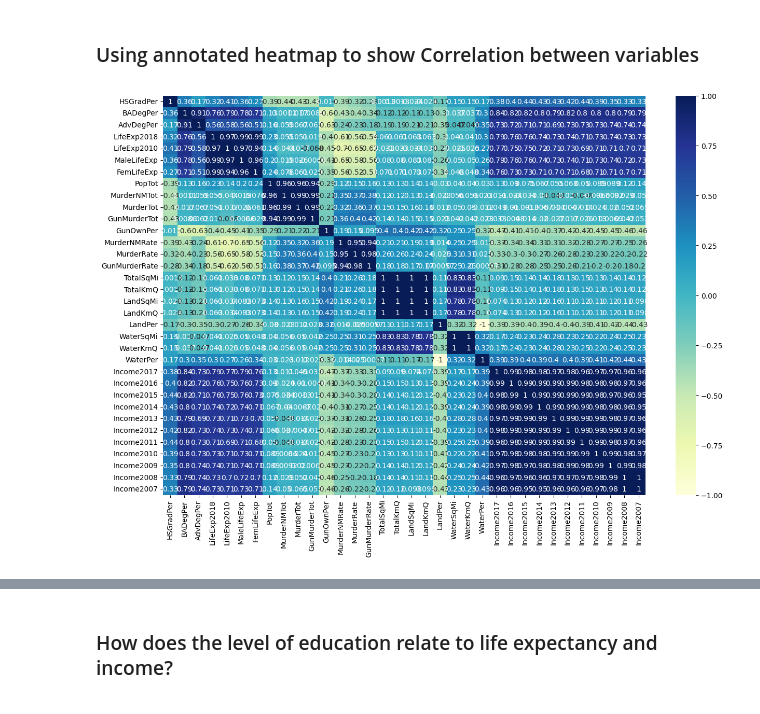
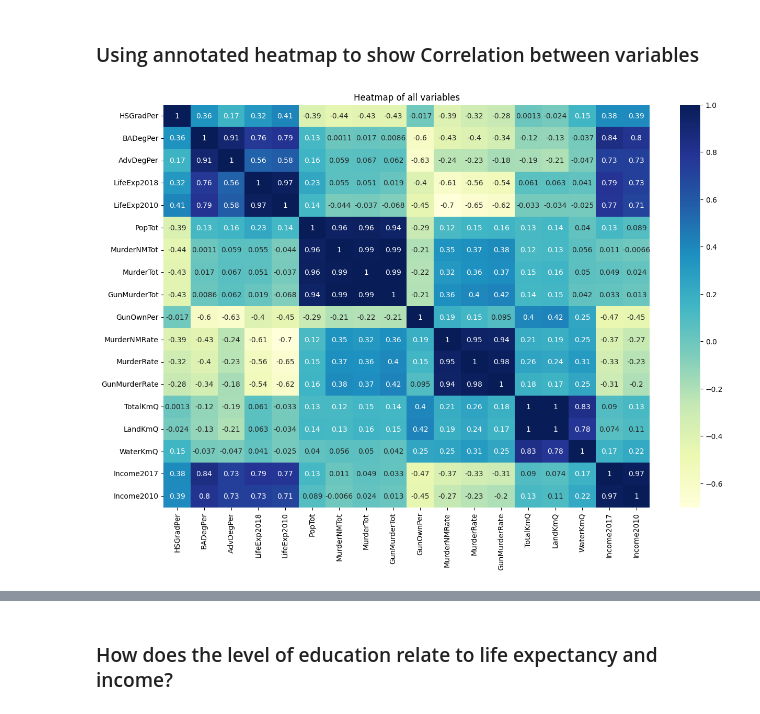
Before and after one commit to pallabee/Demographic-Data-Analysis, a Jupyter notebook: visualize_relationships.ipynb, the cells around one changed output, grey strips where cells are left out. Saved outputs shown, nothing was run; the diff lists cells and outputs as text; code cells hidden in the pictures.

```diff
--- a/visualize_relationships.ipynb
+++ b/visualize_relationships.ipynb
@@ -37,13 +37,21 @@ dtypes: float64(18), int64(16), object(4)
 memory usage: 15.0+ KB
 # %% [markdown]
 ### Using annotated heatmap to show Correlation between variables
-# %%
-plt.figure(figsize=(15,10))
-corr = df.corr()
-sns.heatmap(corr,
-            xticklabels = corr.columns.values,
-            yticklabels = corr.columns.values,
-            annot = True,
-            cmap="YlGnBu");
-# %% [output]
-[figure, removed]
+# %%
+# Dropping the less relevant columns to improve readability and analysis
+df_reduced = df.drop(columns = ["Income2007","Income2008","Income2009","Income2011","Income2012",
+                             "Income2013","Income2014","Income2015","Income2016","MaleLifeExp","FemLifeExp",
+                            "TotalSqMi","LandSqMi","WaterSqMi","LandPer","WaterPer"])
+
+fig, ax = plt.subplots(figsize=(15, 10))
+corr = df_reduced.corr()
+sns.heatmap(corr,
+            xticklabels = corr.columns.values,
+            yticklabels = corr.columns.values,
+            annot = True,
+            ax=ax,
+            cmap="YlGnBu");
+ax.set_title("Heatmap of all variables")
+plt.show()
+# %% [output]
+[figure, added]
```
Also changed, not shown: parts of 8 cells of this notebook.
